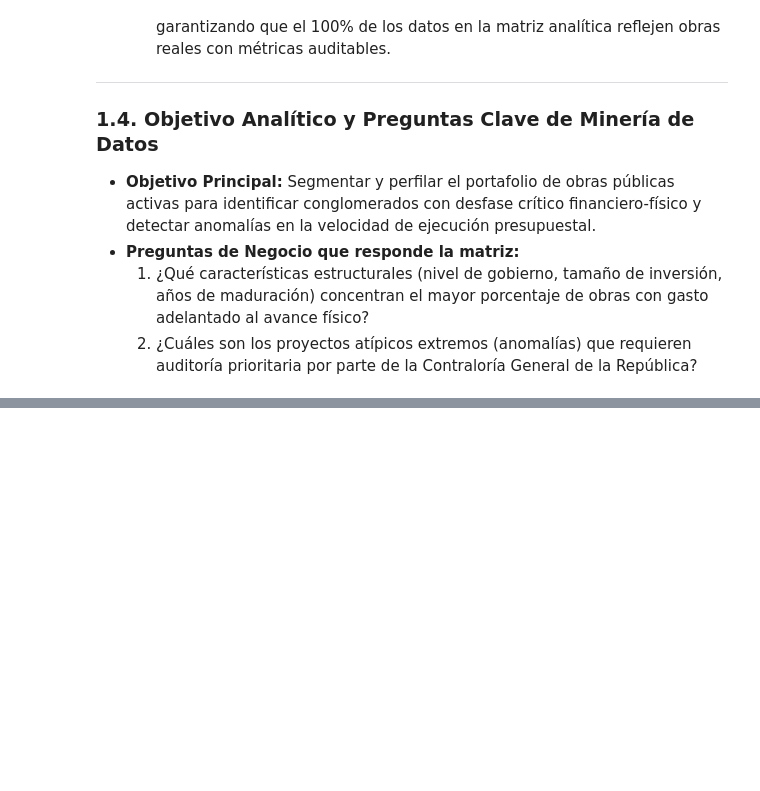
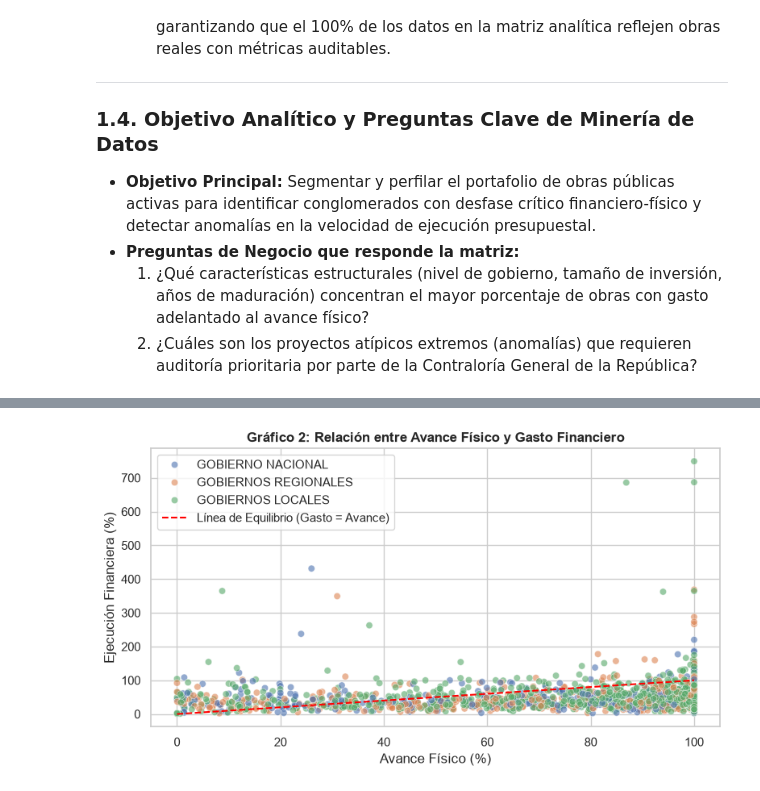
Before and after one commit to RomyUP1411/data-mining-project, a Jupyter notebook: Entrega_2/Entrega_2_Data_Hunters.ipynb, the cells around one changed output, grey strips where cells are left out. Saved outputs shown, nothing was run; the diff lists cells and outputs as text; code cells hidden in the pictures; blank space fills up the shorter version.

```diff
--- a/Entrega_2/Entrega_2_Data_Hunters.ipynb
+++ b/Entrega_2/Entrega_2_Data_Hunters.ipynb
@@ -640,0 +459,12 @@ Dimensiones finales: (1978, 13)
+# %%
+# Gráfico 2: Dispersión Avance Físico vs. Ejecución Financiera
+fig2, ax2 = plt.subplots(figsize=(8, 4.5))
+sns.scatterplot(data=df_eda, x="avance_fisico_pct", y="pct_ejecucion", hue="nivel_gobierno", alpha=0.6, ax=ax2)
+ax2.plot([0, 100], [0, 100], color="red", linestyle="--", label="Línea de Equilibrio (Gasto = Avance)")
+ax2.set_title("Gráfico 2: Relación entre Avance Físico y Gasto Financiero", fontweight="bold")
+ax2.set_xlabel("Avance Físico (%)")
+ax2.set_ylabel("Ejecución Financiera (%)")
+ax2.legend()
+plt.show()
+# %% [output]
+[figure, added]
```
Also changed, not shown: parts of 81 cells of this notebook.
